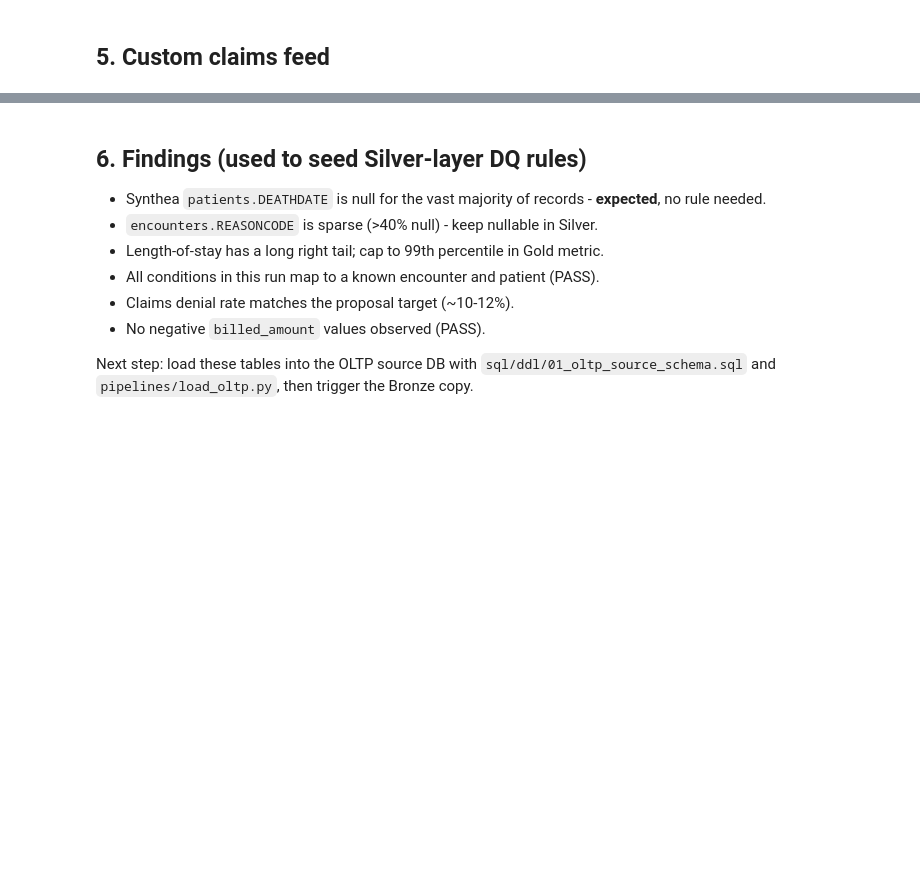
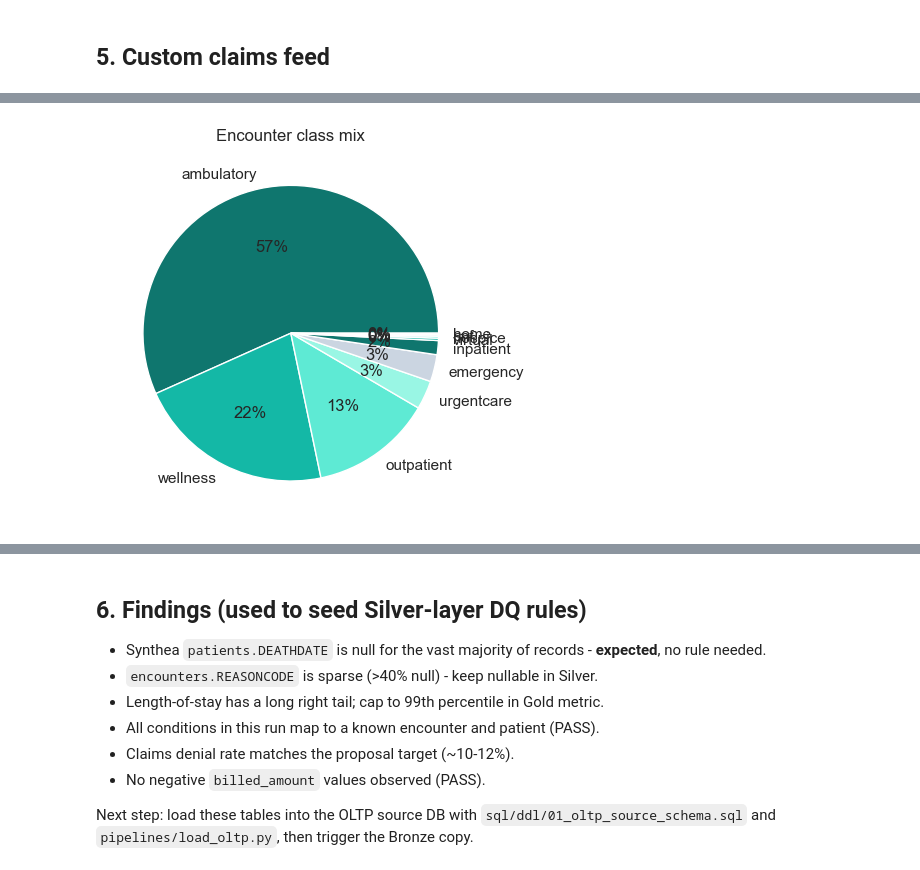
Before and after one commit to ma7moudalysalem/healthcare-data-warehouse, a Jupyter notebook: notebooks/01_eda_synthea.ipynb, the cells around one changed output, grey strips where cells are left out. Cells and saved outputs as stored; diff of their text form; code cells hidden in the pictures; blank space fills up the shorter version.

```diff
--- a/notebooks/01_eda_synthea.ipynb
+++ b/notebooks/01_eda_synthea.ipynb
@@ -105,0 +180,7 @@ else:
+# %%
+# Encounter class mix (pie)
+encounters['encounter_class'].value_counts().plot.pie(autopct='%1.0f%%',
+    colors=['#0f766e', '#14b8a6', '#5eead4', '#99f6e4', '#cbd5e1'])
+plt.title('Encounter class mix'); plt.ylabel(''); plt.show()
+# %% [output]
+[figure, added]
```
Also changed, not shown: parts of 21 cells of this notebook, 1 other file.
